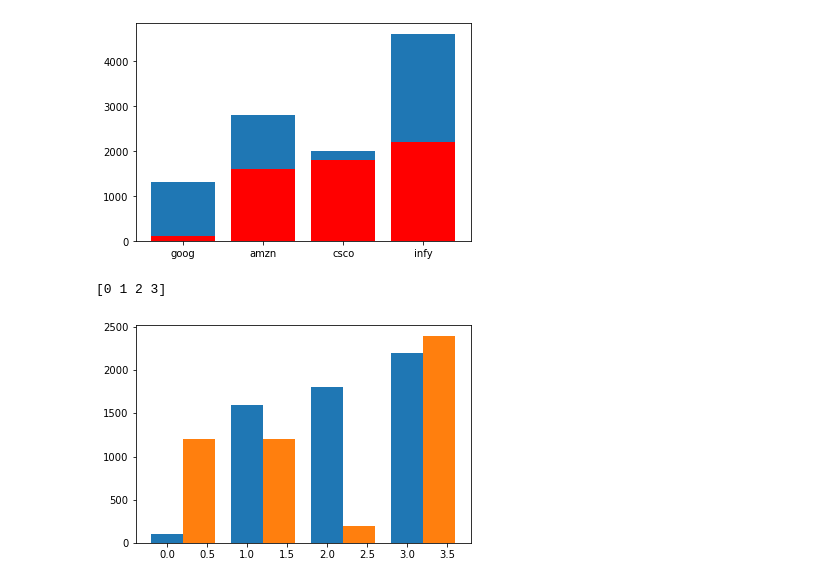
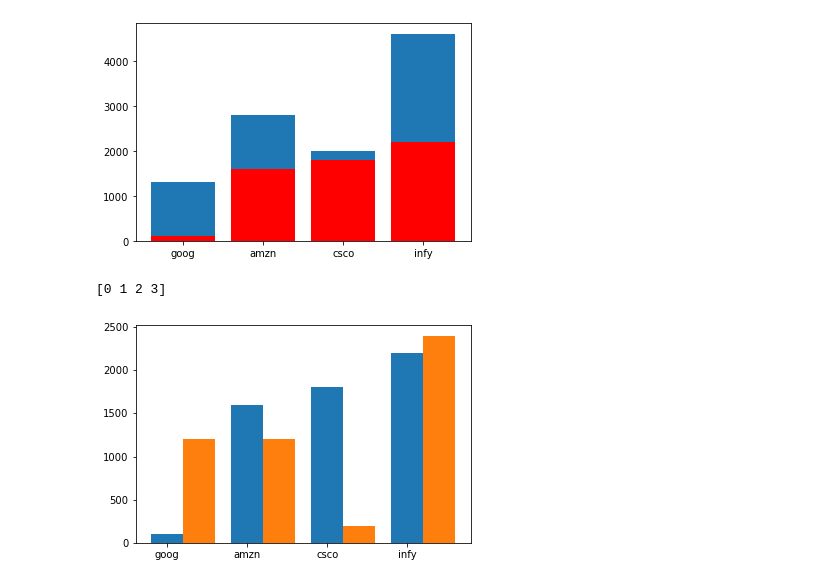
Before and after one commit to harshagiri/pydila, a Jupyter notebook: PandasDay2.ipynb, the cells around one changed output. Saved outputs shown, nothing was run; the diff lists cells and outputs as text; code cells hidden in the pictures.

```diff
--- a/PandasDay2.ipynb
+++ b/PandasDay2.ipynb
@@ -164,16 +164,20 @@ plt.show()
 # %% [output]
 [figure]
 # %%
+#side by side bar plot
 snames=['goog', 'amzn', 'csco', 'infy']
 evalues1 = [100,1600,1800,2200]
 evalues2 = [1200,1200,200,2400]
 
 xpos = np.arange(len(snames))
 print(xpos)
 
 plt.bar(xpos, evalues1, width=0.4)
 plt.bar(xpos+0.4, evalues2, width=0.4)
+
+plt.xticks(xpos,  snames)
+
 plt.show()
 # %% [output]
 [0 1 2 3]
-[figure, old version]
+[figure, new version]
```
Also changed, not shown: parts of 3 cells of this notebook, 1 other file.
